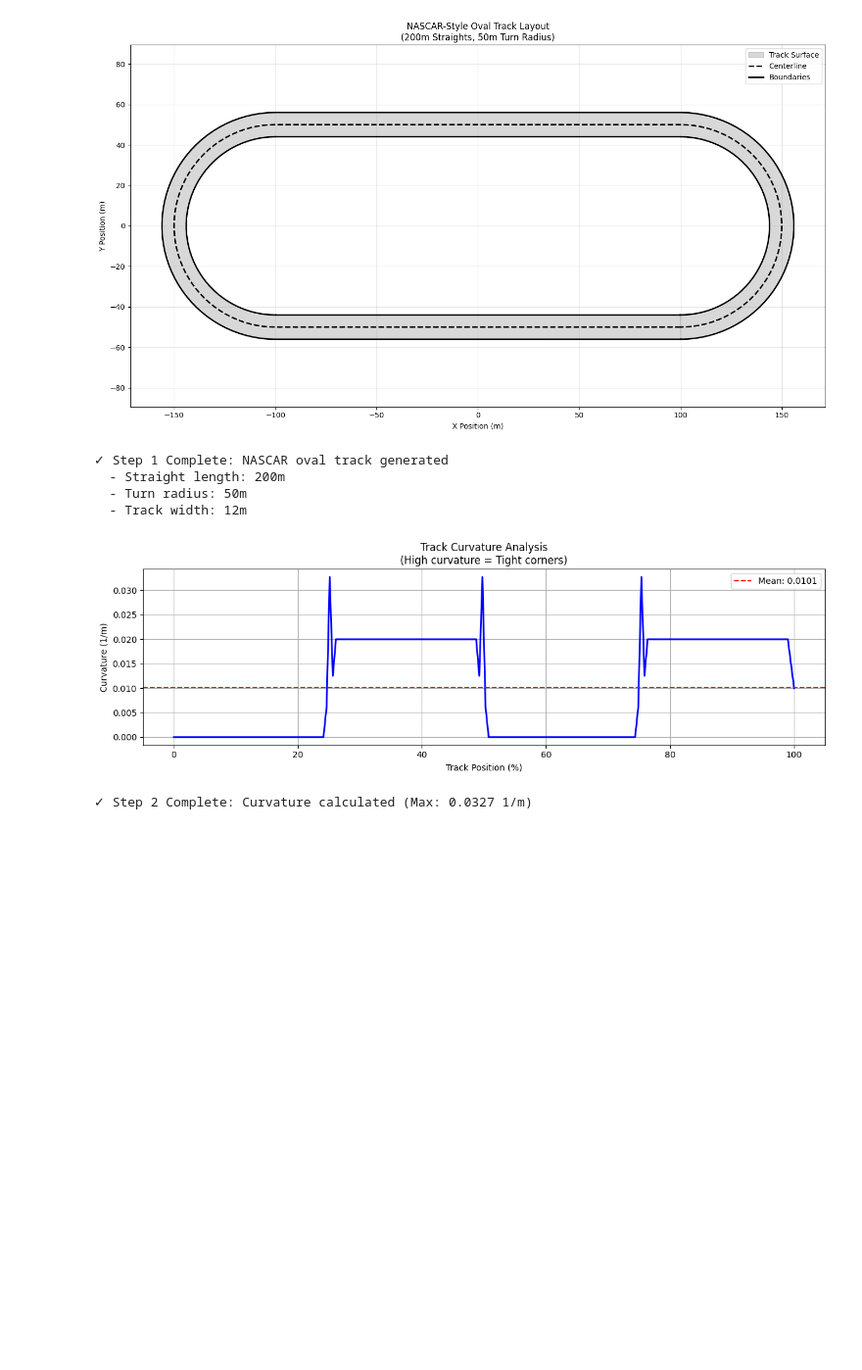
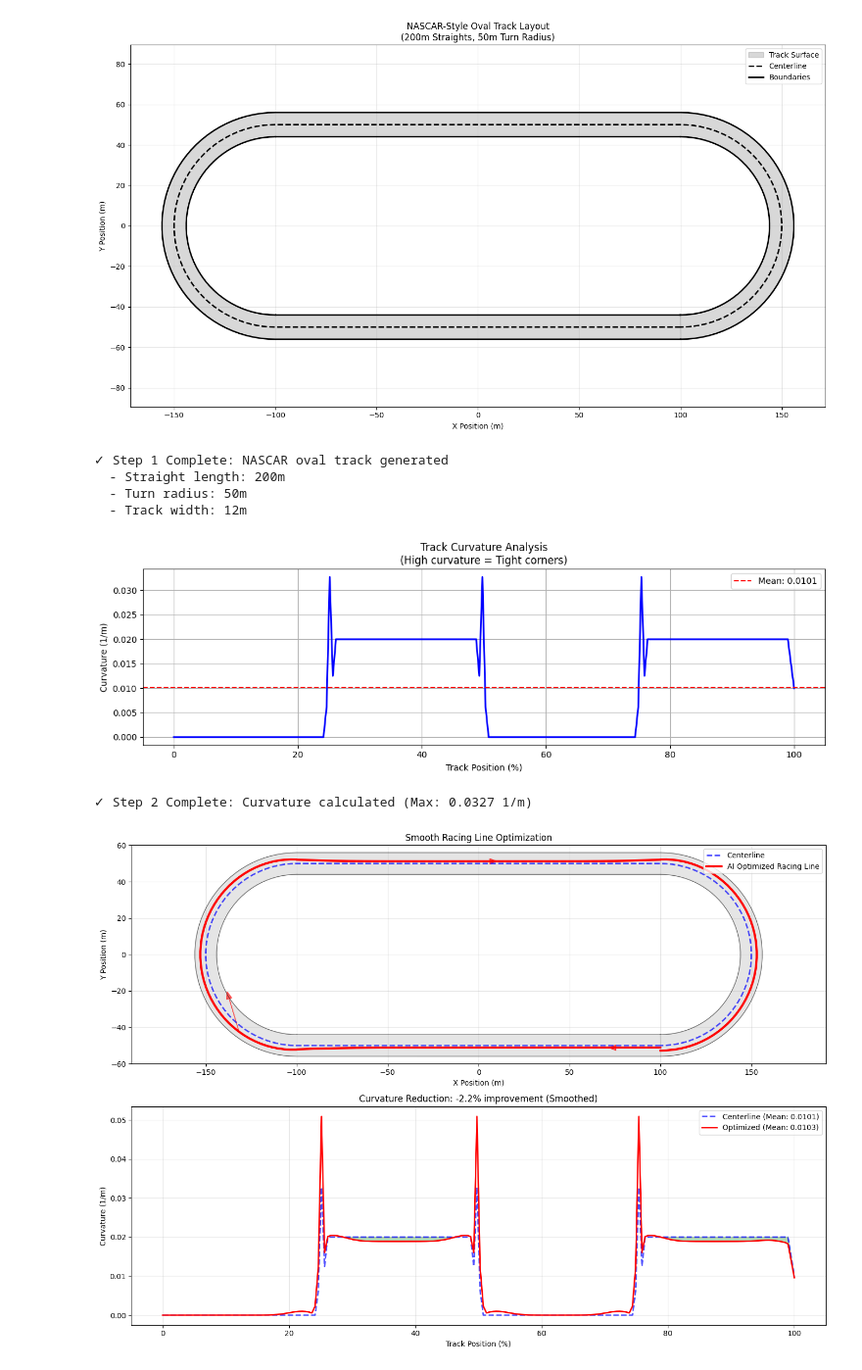
Before and after one commit to OubaidM/f1-raceline, a Jupyter notebook: trials.ipynb, the cells around one changed output. Shown at 98% size. Drawn from its saved outputs; the diff is of its cells as text; code cells hidden in the pictures; blank space fills up the shorter version.

```diff
--- a/trials.ipynb
+++ b/trials.ipynb
@@ -129,13 +129,14 @@ print(f"✓ Step 2 Complete: Curvature calculated (Max: {np.max(curvature):.4f}
 ✓ Step 2 Complete: Curvature calculated (Max: 0.0327 1/m)
 # %%
 # ==========================================
-# STEP 3: SIMPLE RACING LINE OPTIMIZATION
+# STEP 3: SMOOTH RACING LINE OPTIMIZATION
 # ==========================================
 
-def optimize_racing_line_simple(track, alpha=0.5):
+from scipy.ndimage import gaussian_filter1d
+
+def optimize_racing_line_smooth(track, smoothing=3.0):
     """
-    Simple racing line optimization using curvature minimization
-    alpha: weighting factor (0 = centerline, 1 = maximum curvature reduction)
+    Smooth racing line optimization using curvature-weighted lateral offset
     """
     cx, cy = track['center_x'], track['center_y']
     inner_x, inner_y = track['inner_x'], track['inner_y']
@@ -143,84 +144,89 @@ def optimize_racing_line_simple(track, alpha=0.5):
 
     n_points = len(cx)
 
-    # Calculate direction from center to boundaries
-    dx_in = inner_x - cx
-    dy_in = inner_y - cy
-    dx_out = outer_x - cx
-    dy_out = outer_y - cy
+    # Calculate direction from center to boundaries (outward normal)
+    dx = outer_x - cx
+    dy = outer_y - cy
+    dist = np.sqrt(dx**2 + dy**2)
+    nx, ny = dx/dist, dy/dist
 
-    # Simple heuristic: move toward outside of high curvature corners
-    # This is a simplified version of minimum curvature optimization
+    # Base offset: want to be wide in corners, inside on straights
+    # Use inverted curvature for offset weight (high curvature = wide line)
+    max_curv = np.max(curvature)
+    min_curv = np.min(curvature)
 
-    racing_x = np.zeros(n_points)
-    racing_y = np.zeros(n_points)
+    # Normalize curvature to 0-1 range and invert (1 = corner, 0 = straight)
+    corner_factor = (curvature - min_curv) / (max_curv - min_curv + 0.001)
 
-    for i in range(n_points):
-        # Determine if this is a corner (high curvature)
-        is_corner = curvature[i] > np.percentile(curvature, 75)
+    # Offset factor: 0.7 (wide) in corners, 0.2 (inside) on straights
+    offset_factor = 0.2 + 0.5 * corner_factor
 
-        if is_corner:
-            # In corners, take wider line (move toward outside)
-            # Use outer boundary for high curvature sections
-            racing_x[i] = cx[i] + alpha * (outer_x[i] - cx[i]) * 0.7
-            racing_y[i] = cy[i] + alpha * (outer_y[i] - cy[i]) * 0.7
-        else:
-            # On straights, stay near center or hug inside for shorter path
-            racing_x[i] = cx[i] + alpha * (inner_x[i] - cx[i]) * 0.3
-            racing_y[i] = cy[i] + alpha * (inner_y[i] - cy[i]) * 0.3
+    # Apply Gaussian smoothing to eliminate zig-zags
+    offset_factor = gaussian_filter1d(offset_factor, sigma=smoothing)
+
+    # Calculate racing line points
+    racing_x = cx + nx * offset_factor * (track['track_width']/2)
+    racing_y = cy + ny * offset_factor * (track['track_width']/2)
 
     return racing_x, racing_y
 
-# Generate optimized racing line
-racing_x, racing_y = optimize_racing_line_simple(track, alpha=0.8)
+# Generate smooth optimized racing line
+racing_x, racing_y = optimize_racing_line_smooth(track, smoothing=5.0)
 
 # Calculate improvement
 racing_curvature = calculate_curvature(racing_x, racing_y)
 improvement = (np.mean(curvature) - np.mean(racing_curvature)) / np.mean(curvature) * 100
 
 # Visualize comparison
-plt.figure(figsize=(12, 10))
+plt.figure(figsize=(14, 10))
 
 # Main track view
 plt.subplot(2, 1, 1)
-plt.fill_between(track['center_x'], track['inner_y'], track['outer_y'],
-                 alpha=0.2, color='gray')
+
+# Create filled track surface
+track_x = np.concatenate([track['outer_x'], track['inner_x'][::-1]])
+track_y = np.concatenate([track['outer_y'], track['inner_y'][::-1]])
+plt.fill(track_x, track_y, color='gray', alpha=0.2)
+
 plt.plot(track['inner_x'], track['inner_y'], 'k-', linewidth=1, alpha=0.5)
 plt.plot(track['outer_x'], track['outer_y'], 'k-', linewidth=1, alpha=0.5)
 plt.plot(track['center_x'], track['center_y'], 'b--', linewidth=2, label='Centerline', alpha=0.7)
 plt.plot(racing_x, racing_y, 'r-', linewidth=3, label='AI Optimized Racing Line')
-plt.scatter(racing_x[::10], racing_y[::10], c='red', s=30, zorder=5)
 
-# Highlight corners
-corner_idx = np.where(curvature > np.percentile(curvature, 75))[0]
-if len(corner_idx) > 0:
-    plt.scatter(track['center_x'][corner_idx], track['center_y'][corner_idx],
-                c='yellow', s=50, alpha=0.5, label='High Curvature Zones')
+# Add direction arrows
+skip = 20
+for i in range(0, len(racing_x)-skip, skip*3):
+    dx = racing_x[i+skip] - racing_x[i]
+    dy = racing_y[i+skip] - racing_y[i]
+    plt.arrow(racing_x[i], racing_y[i], dx*0.3, dy*0.3,
+              head_width=3, head_length=4, fc='red', ec='red', alpha=0.6)
 
 plt.axis('equal')
 plt.grid(True, alpha=0.3)
-plt.title('Racing Line Optimization Results')
+plt.title('Smooth Racing Line Optimization')
 plt.xlabel('X Position (m)')
 plt.ylabel('Y Position (m)')
 plt.legend(loc='upper right')
 
 # Curvature comparison
 plt.subplot(2, 1, 2)
 x_pos = np.linspace(0, 100, len(curvature))
 plt.plot(x_pos, curvature, 'b--', linewidth=2, label=f'Centerline (Mean: {np.mean(curvature):.4f})', alpha=0.7)
 plt.plot(x_pos, racing_curvature, 'r-', linewidth=2, label=f'Optimized (Mean: {np.mean(racing_curvature):.4f})')
 plt.fill_between(x_pos, curvature, racing_curvature,
-                 where=(curvature > racing_curvature), alpha=0.3, color='green', label='Improvement')
+                 where=(curvature > racing_curvature), alpha=0.3, color='green', interpolate=True)
 plt.xlabel('Track Position (%)')
 plt.ylabel('Curvature (1/m)')
-plt.title(f'Curvature Reduction: {improvement:.1f}% improvement in corners')
+plt.title(f'Curvature Reduction: {improvement:.1f}% improvement (Smoothed)')
 plt.legend()
 plt.grid(True, alpha=0.3)
 
 plt.tight_layout()
 plt.savefig('racing_line_optimization.png', dpi=150, bbox_inches='tight')
 plt.show()
 
-print(f"✓ Step 3 Complete: Racing line optimized")
+print(f"✓ Step 3 Complete: Smooth racing line optimized")
 print(f"  - Curvature reduction: {improvement:.1f}%")
-print(f"  - Smoother trajectory through {len(corner_idx)} high-curvature zones")
+print(f"  - Smoother transitions through corners")
+# %% [output]
+[figure, added]
```
Also changed, not shown: parts of 2 cells of this notebook, 1 other file.
